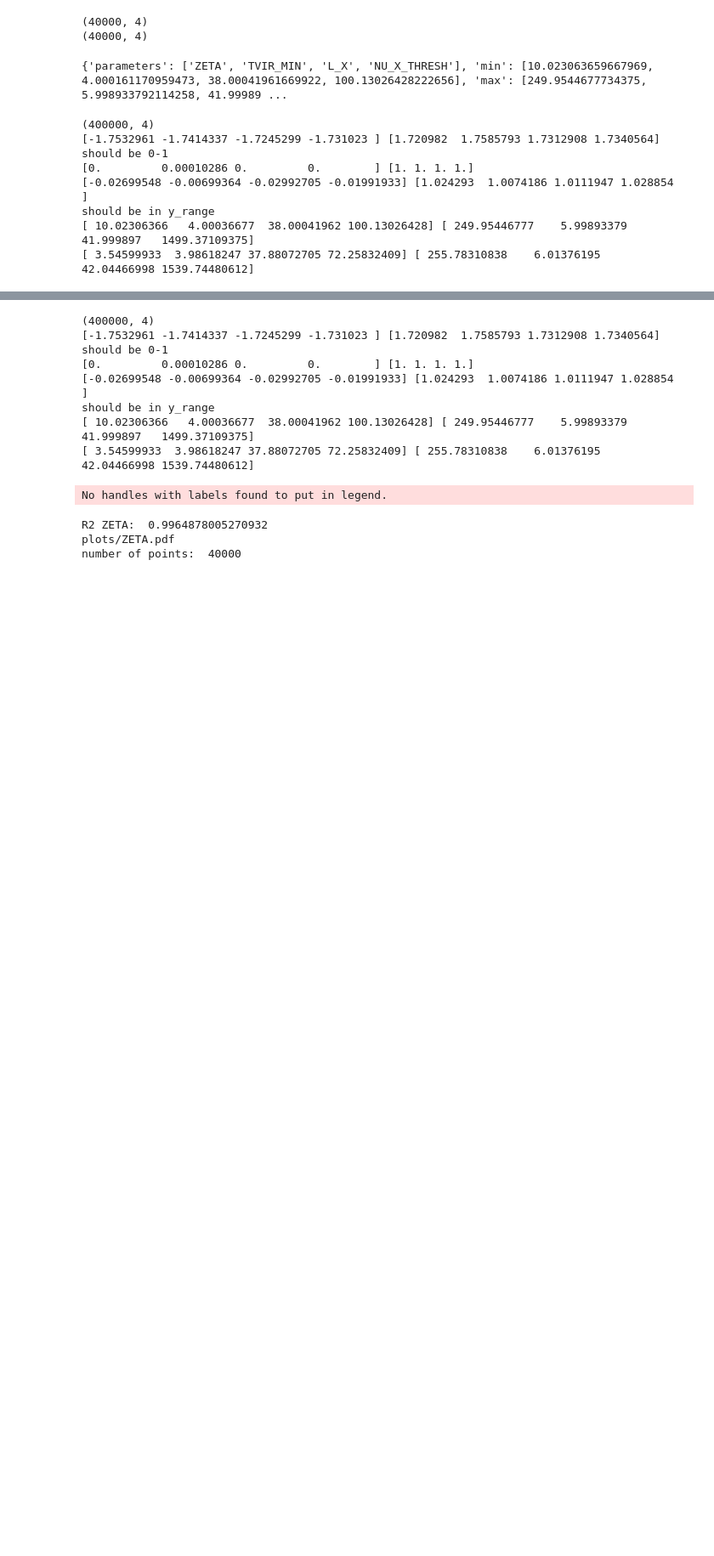
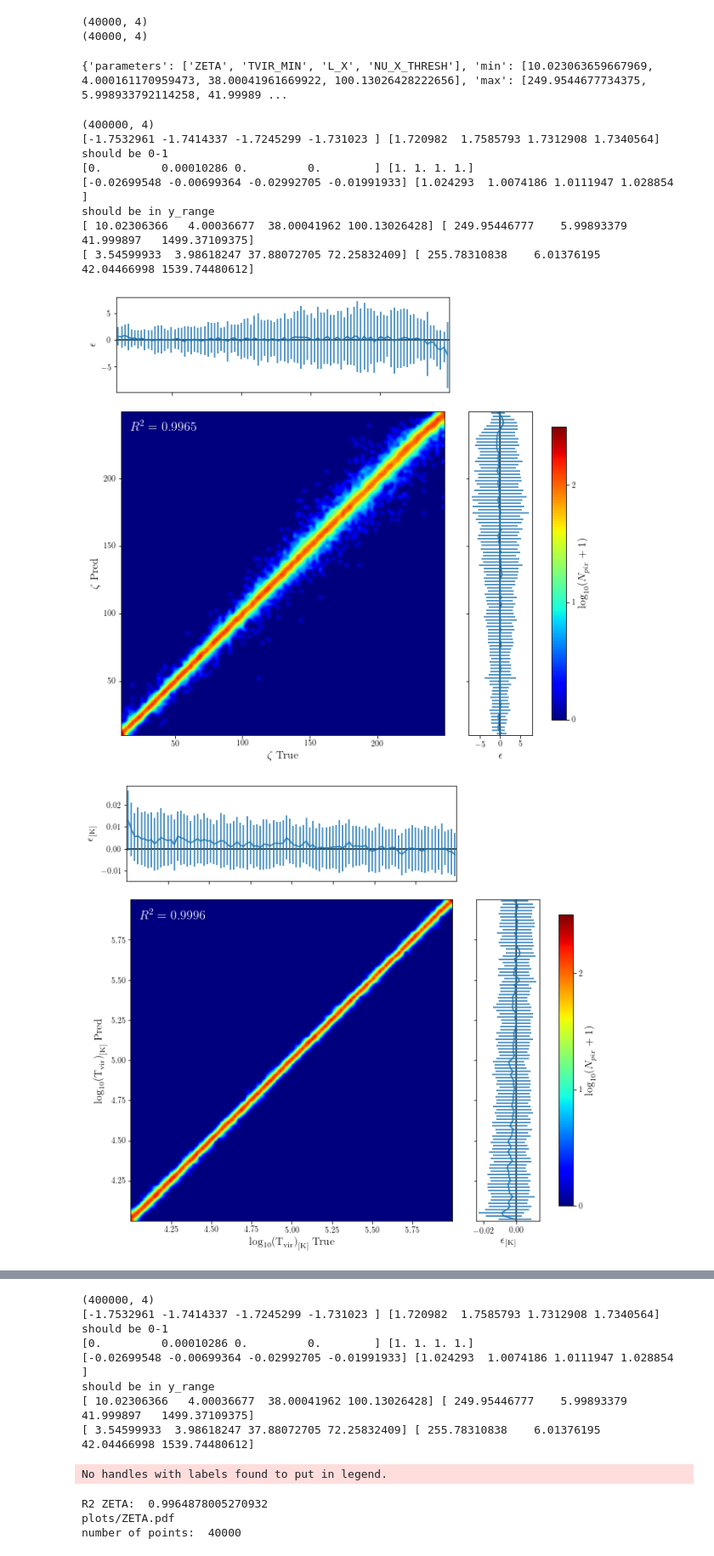
Before and after one commit to gfiameni/21CNN, a Jupyter notebook: PlotModel.ipynb, the cells around one changed output, grey strips where cells are left out. Shown: that part at 85% size. Drawn from its saved outputs; the diff is of its cells as text; code cells hidden in the pictures; blank space fills up the shorter version.

```diff
--- a/PlotModel.ipynb
+++ b/PlotModel.ipynb
@@ -215,0 +222,68 @@ plt.register_cmap(cmap=colour_map)
+# %%
+nbins = 100
+for i in range(4):
+    #defining plot
+    fig = plt.figure(figsize=(10, 10))
+    gs = GridSpec(4,4)
+    ax_joint = fig.add_subplot(gs[1:4,0:3])
+    ax_marg_x = fig.add_subplot(gs[0,0:3])
+    ax_marg_y = fig.add_subplot(gs[1:4,3])
+
+    #calculating main plots and marginalizations
+    x = y_true[:, i]
+    y = y_pred[:, i]
+#     print(x, y)
+    minmax = [y_range['min'][i], y_range['max'][i]]
+    hist, xedges, yedges = np.histogram2d(x, y, range = [minmax, minmax], bins=nbins)
+    centers = (xedges[:-1] + xedges[1:]) / 2
+    hist = np.log10(1 + hist.T)
+
+    marginalize_true = [[] for i in range(nbins)]
+    marginalize_pred = [[] for i in range(nbins)]
+    hist_delta = (minmax[1] - minmax[0]) / nbins
+    for true, pred in zip(x, y):
+        index_true = int((true - minmax[0])/hist_delta)
+#         if index_true >= nbins:
+#             index_true = nbins-1
+        index_pred = int((pred - minmax[0])/hist_delta)
+#         if index_pred >= nbins:
+#             index_pred = nbins-1
+#         print(true, index_true)
+#         print(pred, index_pred)
+        if index_pred < nbins:
+            marginalize_true[index_pred].append(true - pred)
+        if index_true < nbins:
+            marginalize_pred[index_true].append(pred - true)
+#     print(marginalize_pred[nbins//2])
+    delta = {'true': [np.mean(k) if len(k) > 0 else 0 for k in marginalize_true], 'pred': [np.mean(k) if len(k) > 0 else 0 for k in marginalize_pred]}
+    deviation = {'true': [np.std(k, ddof = 1) if len(k) > 0 else 0 for k in marginalize_true], 'pred': [np.std(k, ddof = 1) if len(k) > 0 else 0 for k in marginalize_pred]}
+
+    #plotting axes
+    interp = 'gaussian'
+#     interp = None
+    im = ax_joint.imshow(hist, origin='low', vmin = 0, vmax = 2.5, interpolation=interp, cmap=plt.cm.jet, extent=[xedges[0], xedges[-1], yedges[0], yedges[-1]])
+    ax_joint.set_xlabel("$%s_{%s} \,\, True$"%(y_range["LatexNames"][i], y_range["LatexUnits"][i]), fontsize = 14)
+    ax_joint.set_ylabel("$%s_{%s} \,\, Pred$"%(y_range["LatexNames"][i], y_range["LatexUnits"][i]), fontsize = 14)
+    ax_joint.text(0.13, 0.95, "$R^2 = %.4f$"%(r2_score[i]), horizontalalignment='center', verticalalignment='center', transform=ax_joint.transAxes, fontsize = 16, color='white')
+
+    ax_marg_x.hlines(0, minmax[0], minmax[1], colors='k')
+    ax_marg_x.errorbar(centers, delta['pred'], deviation['pred'])
+    plt.setp(ax_marg_x.get_xticklabels(), visible=False)
+    ax_marg_x.set_ylabel("$\epsilon_{%s}$"%(y_range["LatexUnits"][i]), fontsize = 14)
+    ax_marg_x.set_xlim(minmax[0], minmax[1])
+#     ax_marg_x.set_title("$R^2 = %.4f$"%(r2_score[i]) , fontsize = 16)
+    ax_marg_y.vlines(0, minmax[0], minmax[1], colors='k')
+    ax_marg_y.errorbar(delta['true'], centers, xerr = deviation['true'])
+    plt.setp(ax_marg_y.get_yticklabels(), visible=False)
+    ax_marg_y.set_xlabel("$\epsilon_{%s}$"%(y_range["LatexUnits"][i]), fontsize = 14)
+    ax_marg_y.set_ylim(minmax[0], minmax[1])
+
+
+#     fig.suptitle(y_range["LatexNames"][i])
+#     plt.tight_layout()
+    cbar = fig.colorbar(im, ticks=[0, 1, 2], pad=0.2)
+    cbar.set_label("$\log_{10} (N_{pix} + 1)$", fontsize = 14)
+    plt.show()
+# %% [output]
+[figure, added]
+[figure, added]
```
Also changed, not shown: parts of 7 cells of this notebook, 1 other file.
